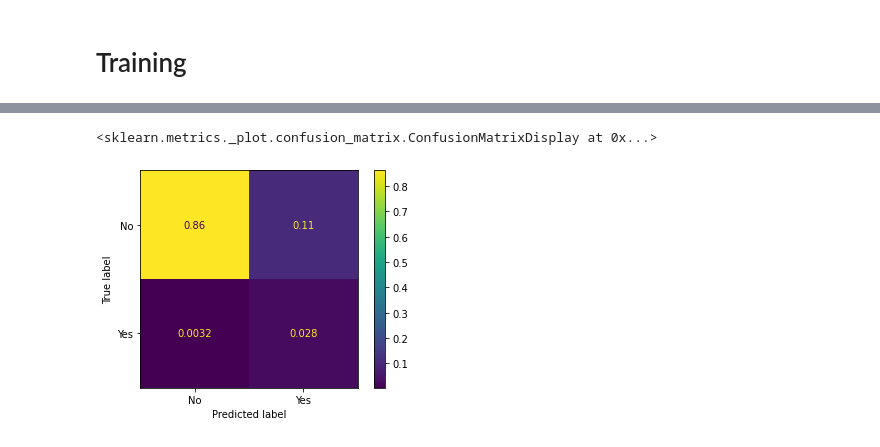
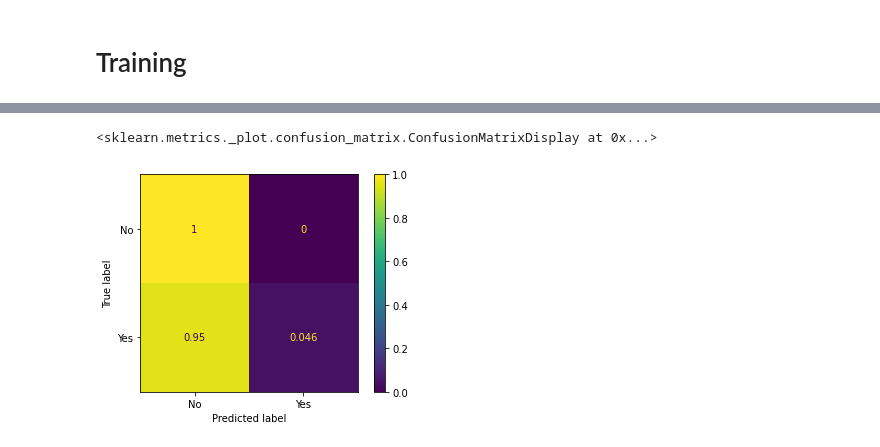
Before and after one commit to uhdang/mlim_group_3_final_assignment, a Jupyter notebook: quang/FinalAssignment.ipynb, the cells around one changed output, grey strips where cells are left out. Cells and saved outputs as stored; diff of their text form; code cells hidden in the pictures.

Commit message:
- Fixed weeks_since_prior_order - changed predictions to one week TODO: cross validation over 5-10 weeks

```diff
--- a/quang/FinalAssignment.ipynb
+++ b/quang/FinalAssignment.ipynb
@@ -314,3 +311,7 @@ X_test['weeks_since_prior_order'] = X_test.target.eq(0).groupby([X_test['shopper
+# %%
+last_weeks_since_prior_order = X_train.groupby(['shopper', 'product']).weeks_since_prior_order.last() + 1
+# %%
+X_test = X_test.merge(last_weeks_since_prior_order, on=['shopper', 'product'])
 # %%
 X_test.drop('week', inplace=True, axis=1)
 # %%
@@ -350,12 +351,14 @@ counter = Counter(y_train)
 # estimate scale_pos_weight value
 estimate = counter[0] / counter[1]
 
-lgb_clf = lgb.LGBMClassifier(scale_pos_weight=estimate)
+lgb_clf = lgb.LGBMClassifier(
+    scale_pos_weight=1 #estimate
+    )
 # %%
 categorical = X_train.select_dtypes(exclude=np.number).columns.tolist()
 for cats in categorical:
   X_train[cats] = X_train[cats].astype('category')
   X_test[cats] = X_test[cats].astype('category')
 # %%
-lgb_clf.fit(X_train, y_train, categorical_feature=categorical)
+lgb_clf.fit(X_train, y_train)
 # %% [output]
@@ -395,12 +396,13 @@ plot_roc_curve(estimator=lgb_clf, X=X_test, y=y_test)
 # %%
 from sklearn.metrics import plot_confusion_matrix
 from sklearn.metrics import confusion_matrix
 
-confusion = confusion_matrix(y_test, lgb_clf.predict(X_test))
-plot_confusion_matrix(estimator=lgb_clf, X=X_test, y_true=y_test, display_labels=['No', 'Yes'], normalize='all')
+y_pred = lgb_clf.predict(X_test)
+confusion = confusion_matrix(y_test, y_pred)
+plot_confusion_matrix(estimator=lgb_clf, X=X_test, y_true=y_test, display_labels=['No', 'Yes'], normalize='true')
 # %% [output]
 <sklearn.metrics._plot.confusion_matrix.ConfusionMatrixDisplay at 0x...>
-[figure, old version]
+[figure, new version]
 # %%
 confusion
 # %% [output]
```
Also changed, not shown: parts of 15 cells of this notebook.
